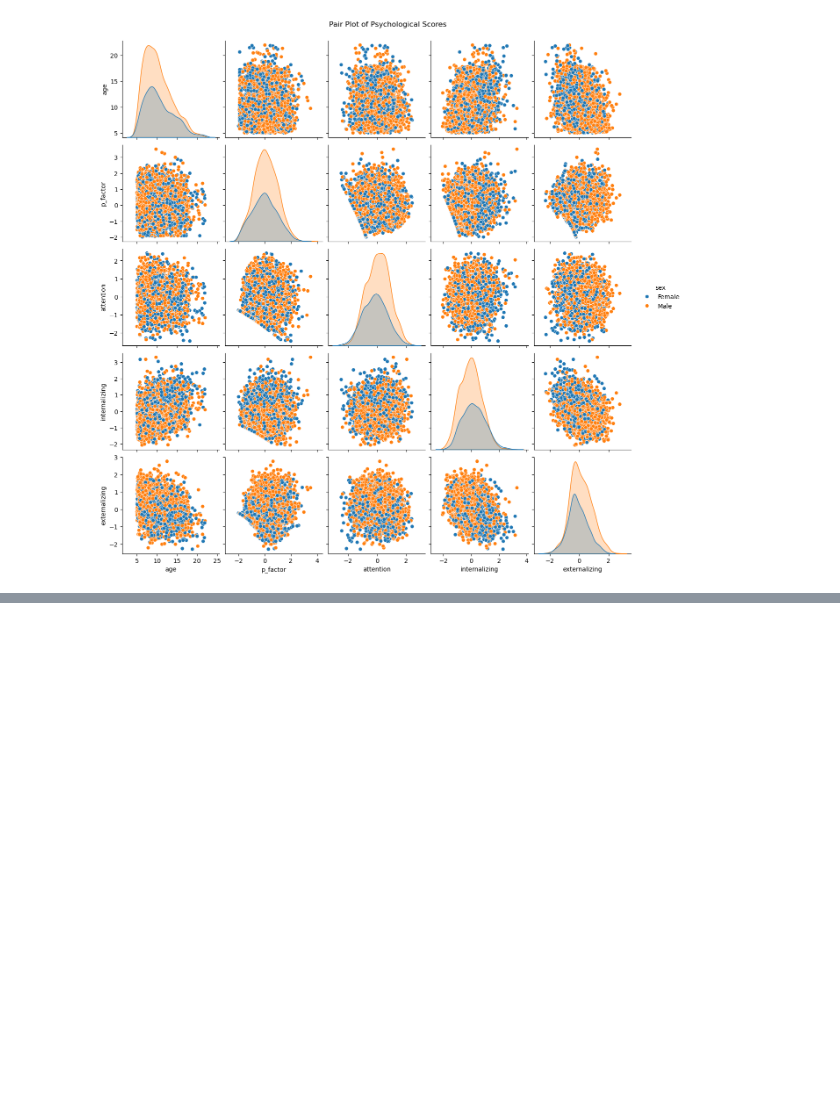
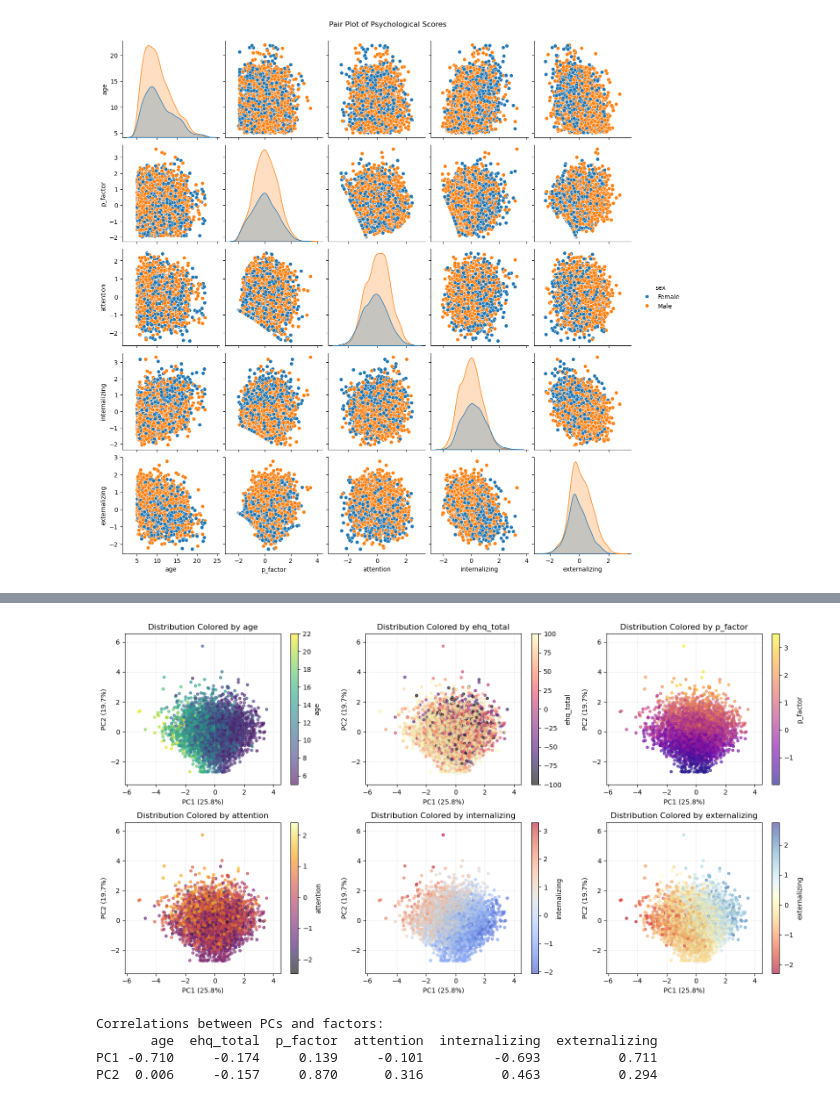
Before and after one commit to neuromechanist/HBN_BIDS_analysis, a Jupyter notebook: demographic.ipynb, the cells around one changed output, grey strips where cells are left out. Drawn from its saved outputs; the diff is of its cells as text; code cells hidden in the pictures; blank space fills up the shorter version.

```diff
--- a/demographic.ipynb
+++ b/demographic.ipynb
@@ -140,0 +221,66 @@ plt.show()
+# %%
+# Create a figure with subplots for each factor
+factors = ['age', 'ehq_total', 'p_factor', 'attention', 'internalizing', 'externalizing']
+cmaps = ['viridis', 'magma', 'plasma', 'inferno', 'coolwarm', 'RdYlBu']  # different colormaps for each factor
+
+# Calculate number of rows and columns for subplot grid
+n_factors = len(factors)
+n_cols = 3
+n_rows = (n_factors + n_cols - 1) // n_cols
+
+fig, axes = plt.subplots(n_rows, n_cols, figsize=(15, 8))
+axes = axes.flatten()
+
+# Create a plot for each factor
+for idx, (factor, cmap) in enumerate(zip(factors, cmaps)):
+    ax = axes[idx]
+
+    # Create scatter plot with factor color gradient
+    scatter = ax.scatter(pca_df['PC1'], pca_df['PC2'],
+                        c=pca_data_clean[factor],
+                        cmap=cmap,
+                        s=15,
+                        alpha=0.6)
+
+    # Add colorbar
+    plt.colorbar(scatter, ax=ax, label=factor)
+
+    # Add KDE contours
+    sns.kdeplot(x='PC1', y='PC2', data=pca_df,
+                levels=10,
+                fill=True,
+                alpha=0.1,
+                color='gray',
+                linewidths=0.5,
+                ax=ax)
+
+    # Customize each subplot
+    ax.set_title(f'Distribution Colored by {factor}')
+    ax.set_xlabel(f'PC1 ({explained_variance[0]:.1f}%)')
+    ax.set_ylabel(f'PC2 ({explained_variance[1]:.1f}%)')
+    ax.grid(True, alpha=0.2)
+
+# Remove any empty subplots if number of factors isn't perfect square
+for idx in range(len(factors), len(axes)):
+    fig.delaxes(axes[idx])
+
+plt.tight_layout()
+# plt.savefig('funcs/pca_factors_distribution.pdf')
+plt.show()
+
+# Print correlation between PC1, PC2 and each factor
+print("\nCorrelations between PCs and factors:")
+correlations = pd.DataFrame()
+for factor in factors:
+    corr_pc1 = np.corrcoef(pca_df['PC1'], pca_data_clean[factor])[0,1]
+    corr_pc2 = np.corrcoef(pca_df['PC2'], pca_data_clean[factor])[0,1]
+    correlations[factor] = [corr_pc1, corr_pc2]
+
+correlations.index = ['PC1', 'PC2']
+print(correlations.round(3))
+# %% [output]
+[figure, added]
+Correlations between PCs and factors:
+       age  ehq_total  p_factor  attention  internalizing  externalizing
+PC1 -0.710     -0.174     0.139     -0.101         -0.693          0.711
+PC2  0.006     -0.157     0.870      0.316          0.463          0.294
```
Also changed, not shown: parts of 5 cells of this notebook.
